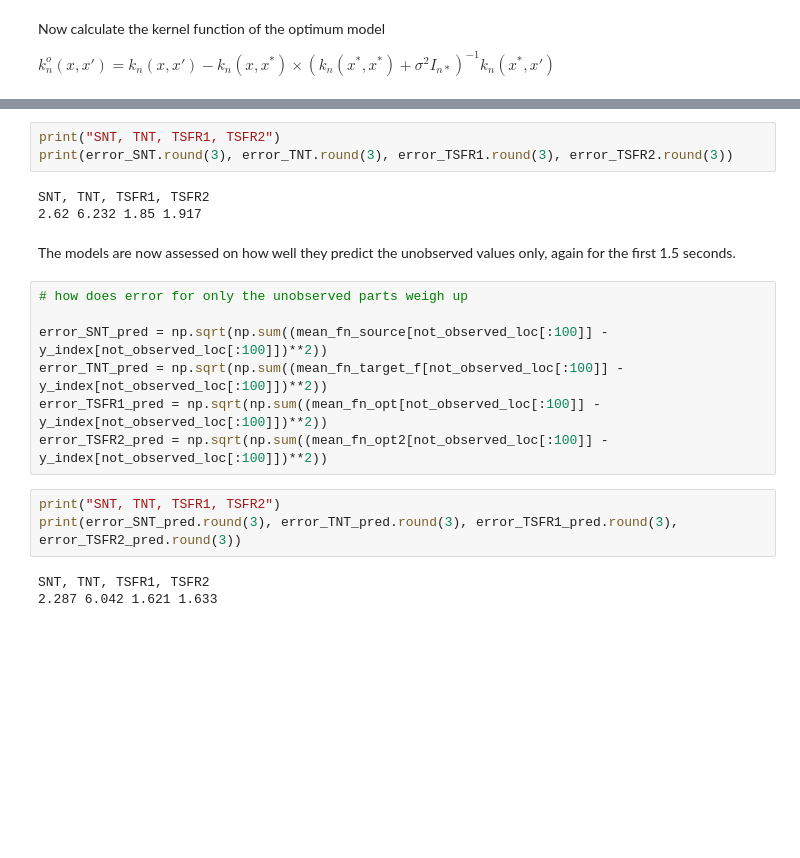
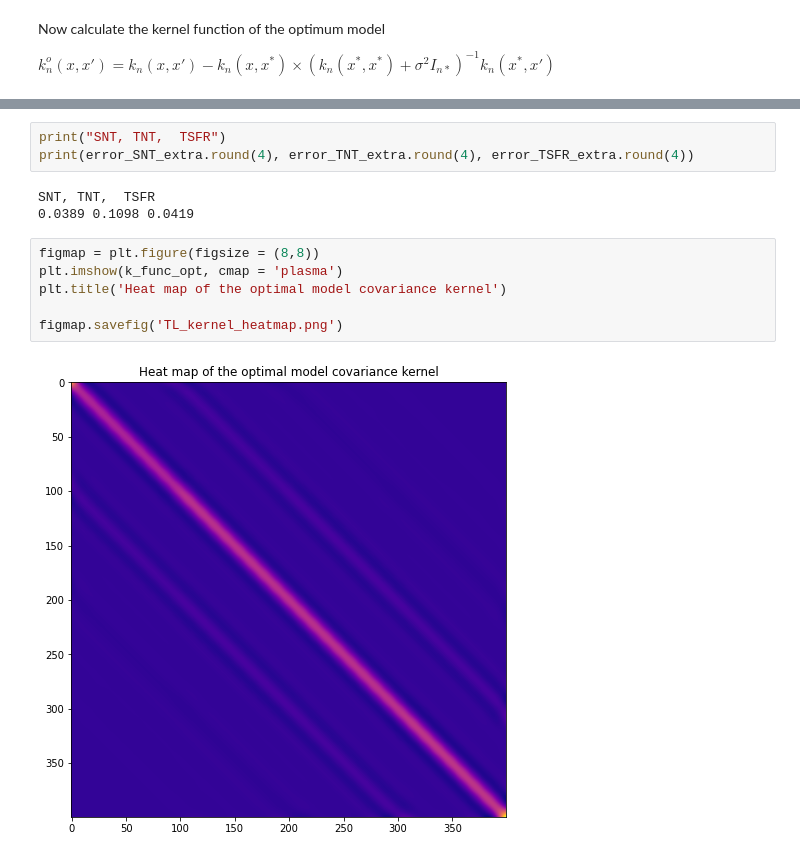
Before and after one commit to nugentsh/Bayesian-TL---GP-Regression, a Jupyter notebook: TL Chirps.ipynb, the cells around one changed output, grey strips where cells are left out. Drawn from its saved outputs; the diff is of its cells as text; blank space fills up the shorter version.

```diff
--- a/TL Chirps.ipynb
+++ b/TL Chirps.ipynb
@@ -645,21 +665,14 @@ error_TSFR2 = np.sqrt(np.sum((mean_fn_opt2[:150] - y_index[:150])**2))
-# %%
-print("SNT, TNT, TSFR1, TSFR2")
-print(error_SNT.round(3), error_TNT.round(3), error_TSFR1.round(3), error_TSFR2.round(3))
-# %% [output]
-SNT, TNT, TSFR1, TSFR2
-2.62 6.232 1.85 1.917
-# %% [markdown]
-The models are now assessed on how well they predict the unobserved values only, again for the first 1.5 seconds.
-# %%
-# how does error for only the unobserved parts weigh up
-
-error_SNT_pred = np.sqrt(np.sum((mean_fn_source[not_observed_loc[:100]] - y_index[not_observed_loc[:100]])**2))
-error_TNT_pred = np.sqrt(np.sum((mean_fn_target_f[not_observed_loc[:100]] - y_index[not_observed_loc[:100]])**2))
-error_TSFR1_pred = np.sqrt(np.sum((mean_fn_opt[not_observed_loc[:100]] - y_index[not_observed_loc[:100]])**2))
-error_TSFR2_pred = np.sqrt(np.sum((mean_fn_opt2[not_observed_loc[:100]] - y_index[not_observed_loc[:100]])**2))
-# %%
-print("SNT, TNT, TSFR1, TSFR2")
-print(error_SNT_pred.round(3), error_TNT_pred.round(3), error_TSFR1_pred.round(3), error_TSFR2_pred.round(3))
-# %% [output]
-SNT, TNT, TSFR1, TSFR2
-2.287 6.042 1.621 1.633
+# %%
+print("SNT, TNT,  TSFR")
+print(error_SNT_extra.round(4), error_TNT_extra.round(4), error_TSFR_extra.round(4))
+# %% [output]
+SNT, TNT,  TSFR
+0.0389 0.1098 0.0419
+# %%
+figmap = plt.figure(figsize = (8,8))
+plt.imshow(k_func_opt, cmap = 'plasma')
+plt.title('Heat map of the optimal model covariance kernel')
+
+figmap.savefig('TL_kernel_heatmap.png')
+# %% [output]
+[figure, added]
```
Also changed, not shown: parts of 26 cells of this notebook, 2 other files.
